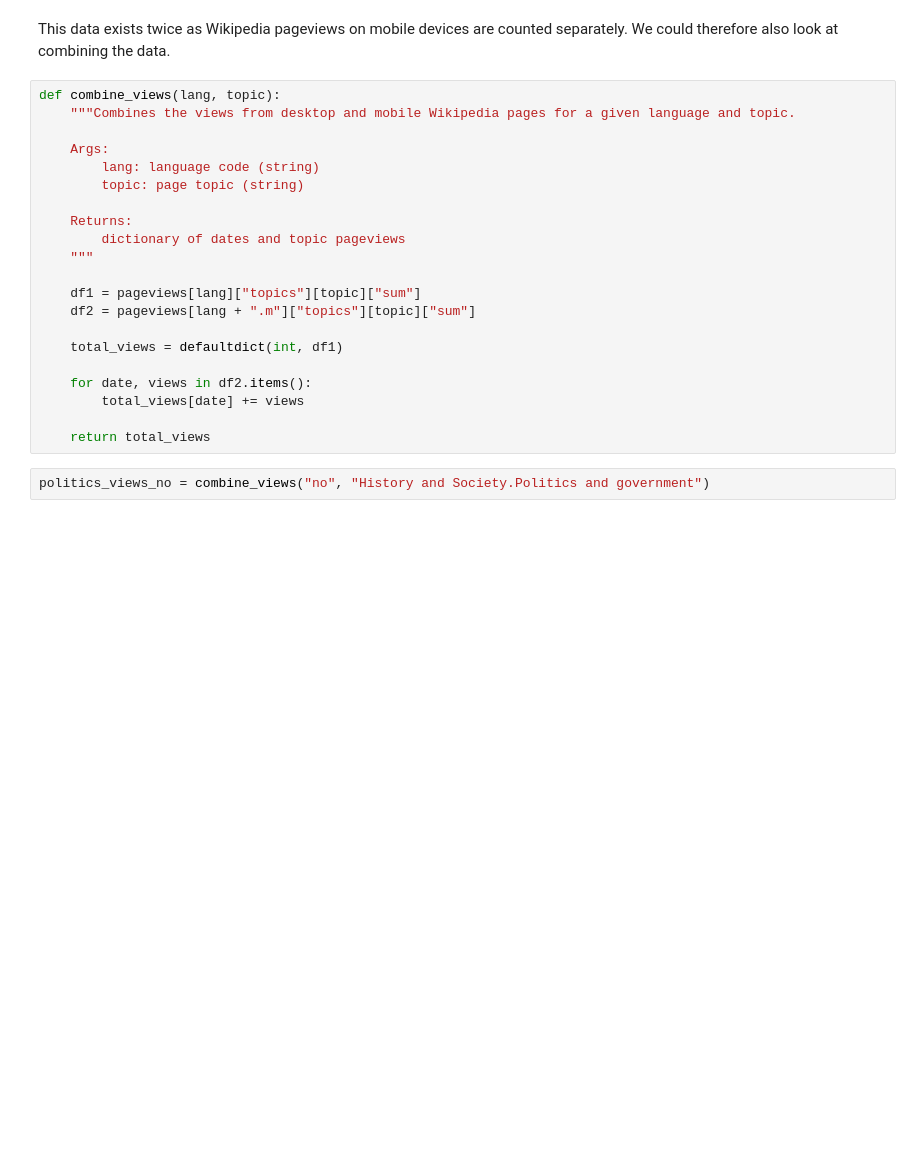
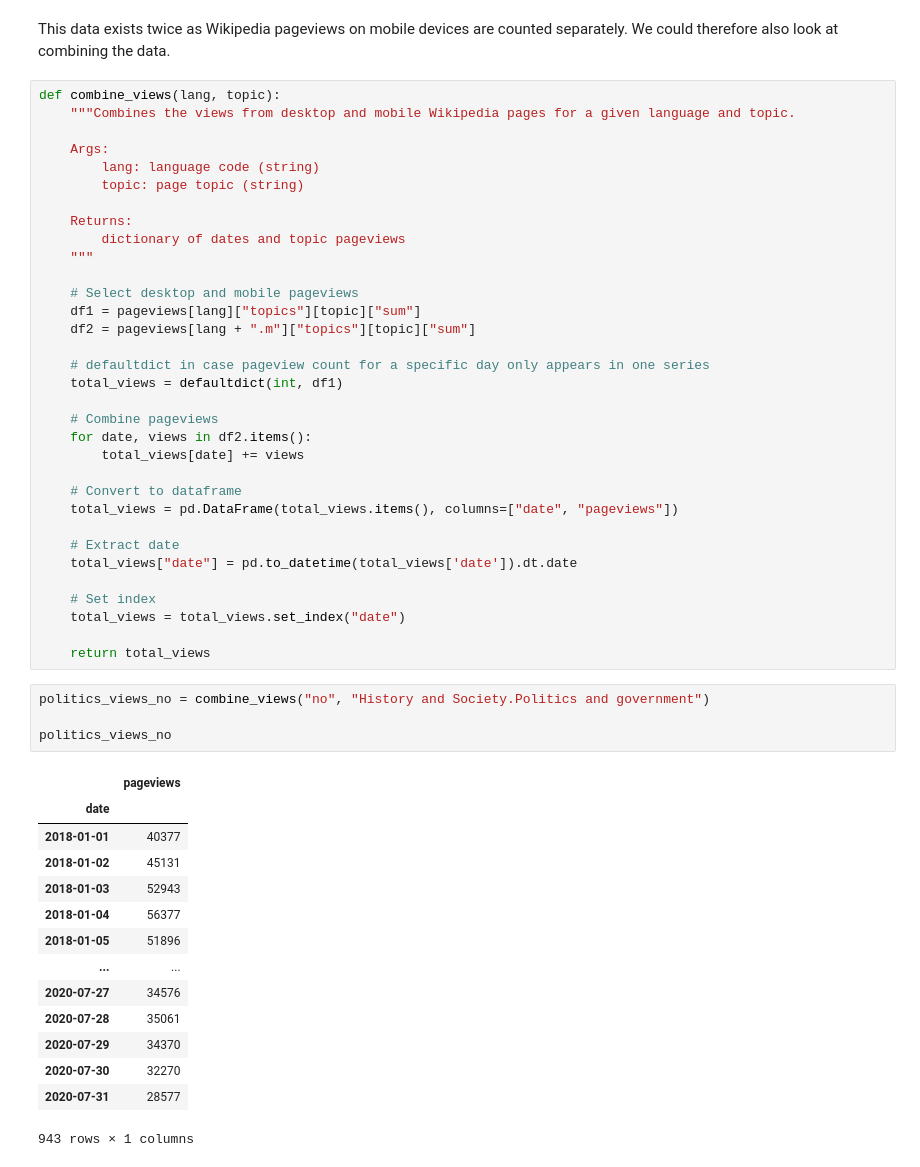
Before and after one commit to epfl-ada/ada-2022-project-zeta, a Jupyter notebook: notebook_anton.ipynb, the cells around one changed output. Cells and saved outputs as stored; diff of their text form; blank space fills up the shorter version.

```diff
--- a/notebook_anton.ipynb
+++ b/notebook_anton.ipynb
@@ -211,14 +252,43 @@ def combine_views(lang, topic):
         dictionary of dates and topic pageviews
     """
 
+    # Select desktop and mobile pageviews
     df1 = pageviews[lang]["topics"][topic]["sum"]
     df2 = pageviews[lang + ".m"]["topics"][topic]["sum"]
 
+    # defaultdict in case pageview count for a specific day only appears in one series
     total_views = defaultdict(int, df1)
 
+    # Combine pageviews
     for date, views in df2.items():
         total_views[date] += views
 
+    # Convert to dataframe
+    total_views = pd.DataFrame(total_views.items(), columns=["date", "pageviews"])
+
+    # Extract date
+    total_views["date"] = pd.to_datetime(total_views['date']).dt.date
+
+    # Set index
+    total_views = total_views.set_index("date")
+
     return total_views
 # %%
 politics_views_no = combine_views("no", "History and Society.Politics and government")
+
+politics_views_no
+# %% [output]
+|  | pageviews |
+| date |  |
+| 2018-01-01 | 40377 |
+| 2018-01-02 | 45131 |
+| 2018-01-03 | 52943 |
+| 2018-01-04 | 56377 |
+| 2018-01-05 | 51896 |
+| ... | ... |
+| 2020-07-27 | 34576 |
+| 2020-07-28 | 35061 |
+| 2020-07-29 | 34370 |
+| 2020-07-30 | 32270 |
+| 2020-07-31 | 28577 |
+943 rows × 1 columns
```
Also changed, not shown: parts of 6 cells of this notebook.
